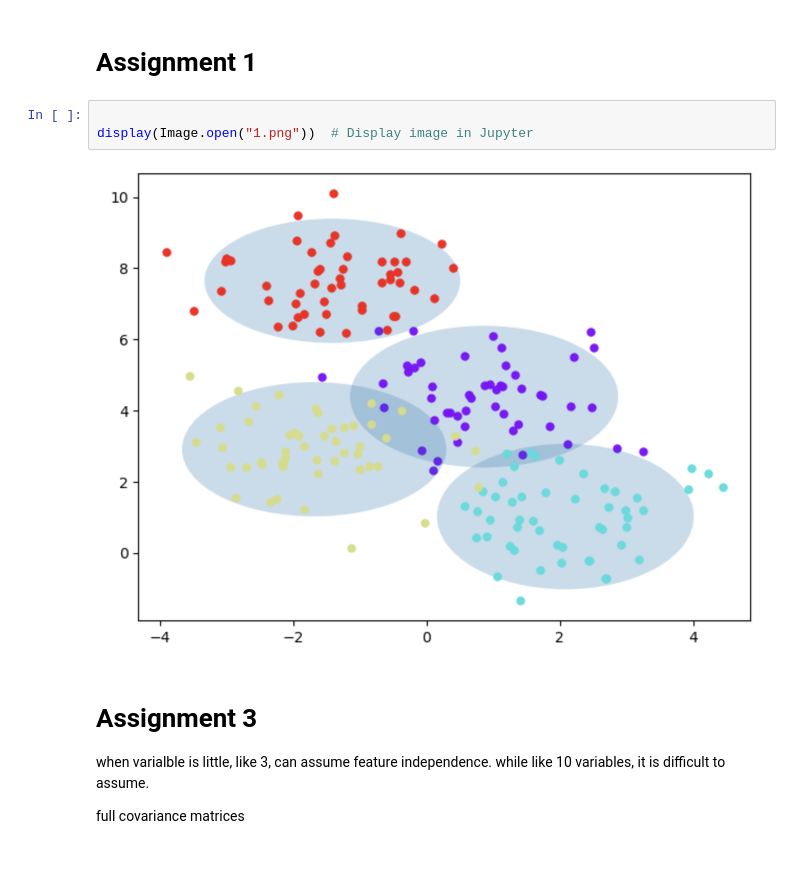
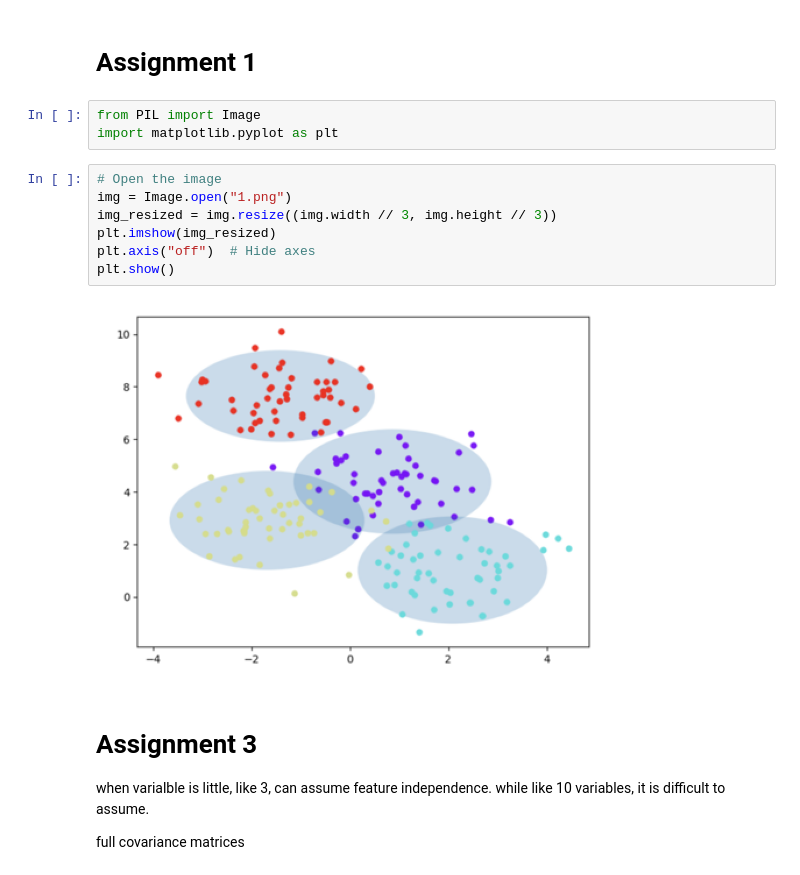
Before and after one commit to Yanjun96/FDD3431, a Jupyter notebook: labs/lab3/lab3py/play.ipynb, the cells around one changed output. Cells and saved outputs as stored; diff of their text form.

```diff
--- a/labs/lab3/lab3py/play.ipynb
+++ b/labs/lab3/lab3py/play.ipynb
@@ -3,11 +3,18 @@ from IPython.display import display
 from PIL import Image
 # %% [markdown]
 # Assignment 1
+# %%
+from PIL import Image
+import matplotlib.pyplot as plt
 # %%
-
-display(Image.open("1.png"))  # Display image in Jupyter
+# Open the image
+img = Image.open("1.png")
+img_resized = img.resize((img.width // 3, img.height // 3))
+plt.imshow(img_resized)
+plt.axis("off")  # Hide axes
+plt.show()
 # %% [output]
-[figure, old version]
+[figure, new version]
 # %% [markdown]
 # Assignment 3
 
```
Also changed, not shown: parts of 2 cells of this notebook, 2 other files.
